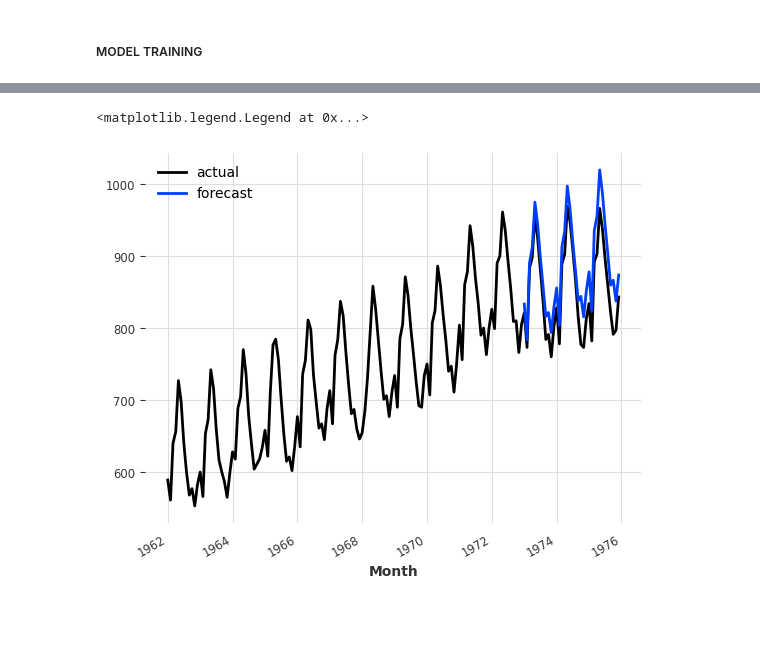
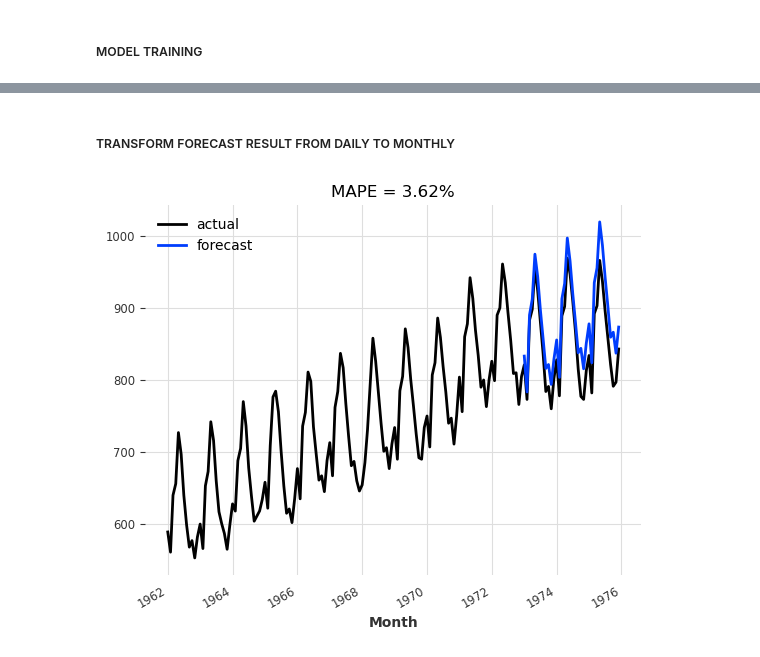
Before and after one commit to igerardoh/timeseries-production-forecast, a Jupyter notebook: code/1D_ExponentialSmoothing_daily.ipynb, the cells around one changed output, grey strips where cells are left out. Cells and saved outputs as stored; diff of their text form; code cells hidden in the pictures; blank space fills up the shorter version.

Commit message:
:gear: add few improvements
- Add inverse data transformation
- add some fixes

```diff
--- a/code/1D_ExponentialSmoothing_daily.ipynb
+++ b/code/1D_ExponentialSmoothing_daily.ipynb
@@ -143,0 +149,8 @@ series.plot()
+# %%
+# Split Dataset into Training and Validation sets
+#train, val = series.split_before(0.75)
+train, val = series.split_before(pd.Timestamp("1973-01-01"))
+
+
+train[TARGET_COL].plot(label='production train')
+val[TARGET_COL].plot(label='production val');
@@ -200,11 +213,13 @@ plt.legend();
+# %% [markdown]
+##### TRANSFORM FORECAST RESULT FROM DAILY TO MONTHLY
 # %%
+# reverse scaling and convert values back from dayly results to monthly results
+dailyavg_forecast = scaler.inverse_transform(dailyavg_forecast)
 forecast = toDailyAverage.inverse_transform(dailyavg_forecast)
-
 
 series.plot(label="actual")
 forecast.plot(label="forecast")
-#plt.title("MAPE = {:.2f}%".format(mape(forecast, validation)))
-plt.legend()
+plt.title("MAPE = {:.2f}%".format(mape(forecast, val)))
+plt.legend();
 # %% [output]
-<matplotlib.legend.Legend at 0x...>
-[figure, old version]
+[figure, new version]
```
Also changed, not shown: parts of 9 cells of this notebook, 1 other file.
